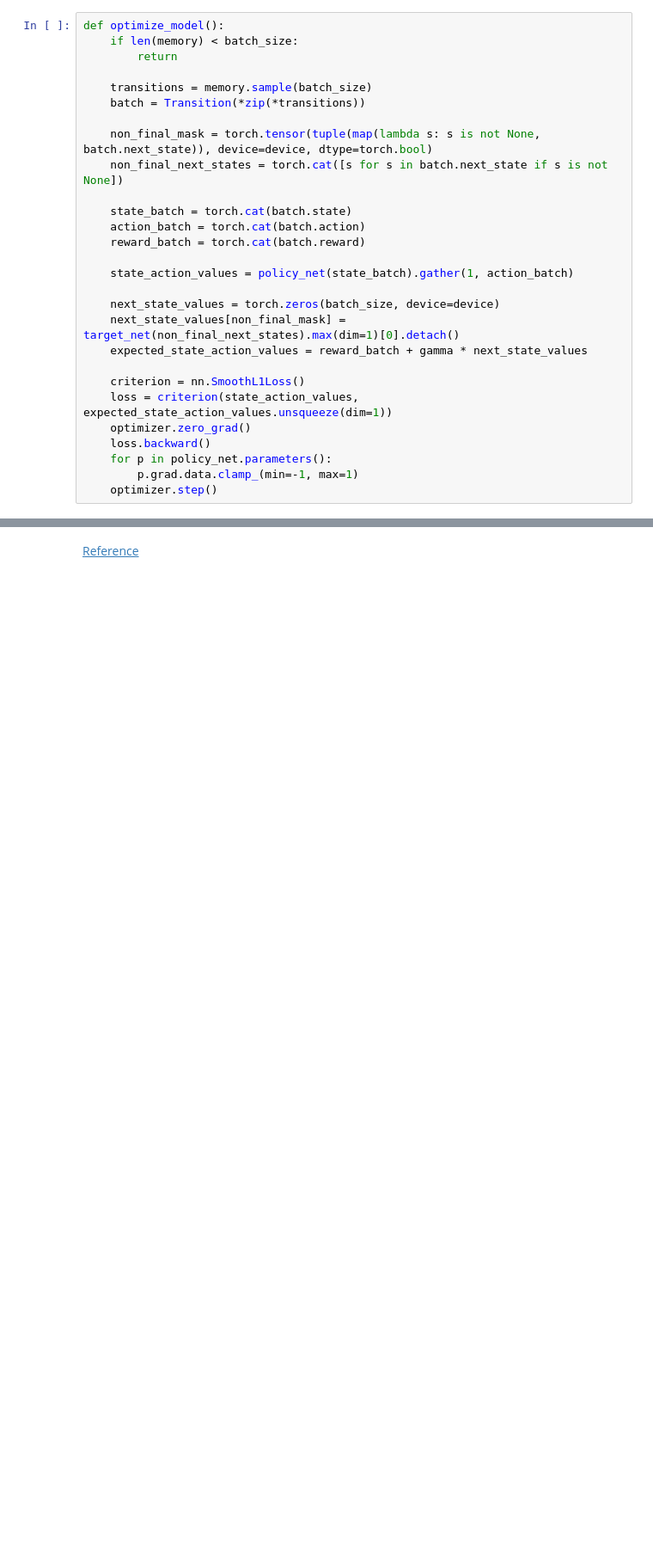
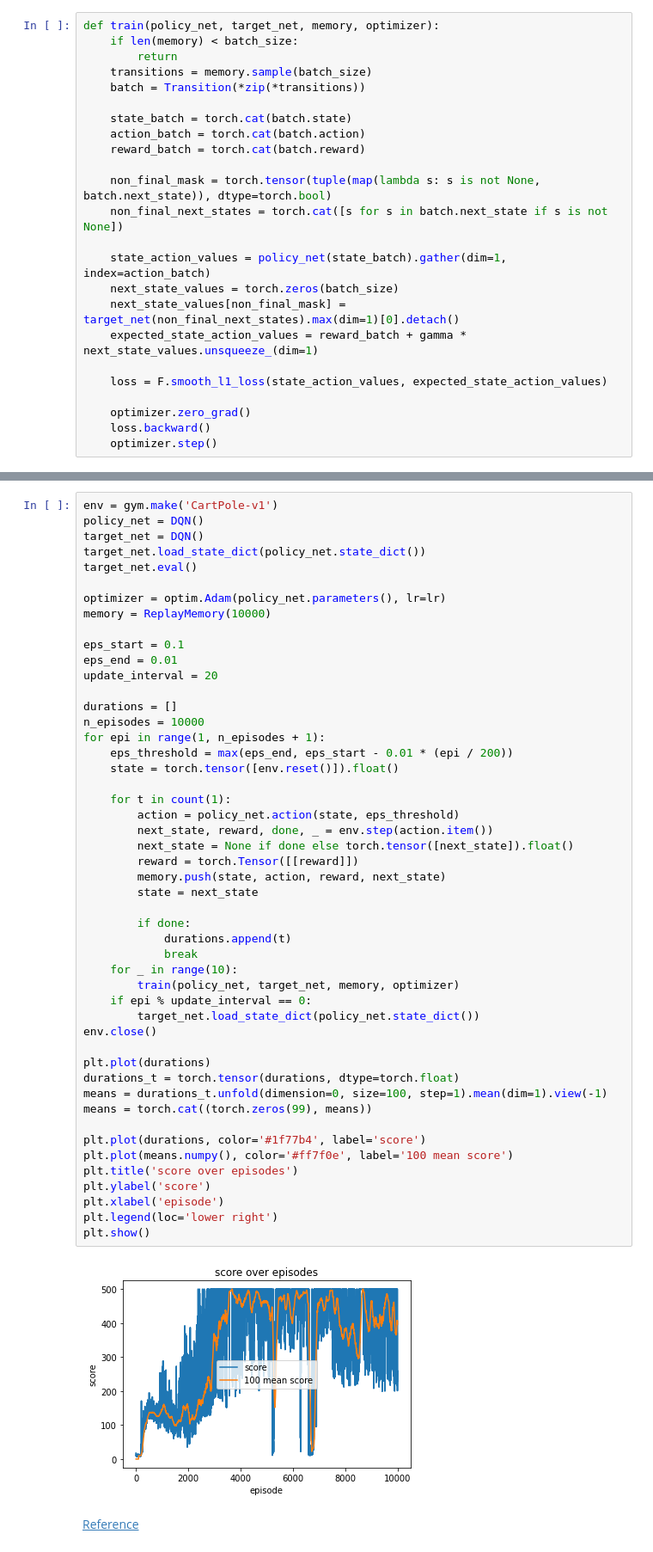
Before and after one commit to lexiconium/beginners_reinforcement_learning, a Jupyter notebook: CartPole_DQN.ipynb, the cells around one changed output, grey strips where cells are left out. Shown: that part at 86% size. Drawn from its saved outputs; the diff is of its cells as text; blank space fills up the shorter version.

Commit message:
Added OpenAI Gym CartPole DQN

```diff
--- a/CartPole_DQN.ipynb
+++ b/CartPole_DQN.ipynb
@@ -145,28 +52,24 @@ def plot_durations():
 # %%
-def optimize_model():
+def train(policy_net, target_net, memory, optimizer):
     if len(memory) < batch_size:
         return
-
     transitions = memory.sample(batch_size)
     batch = Transition(*zip(*transitions))
-
-    non_final_mask = torch.tensor(tuple(map(lambda s: s is not None, batch.next_state)), device=device, dtype=torch.bool)
-    non_final_next_states = torch.cat([s for s in batch.next_state if s is not None])
 
     state_batch = torch.cat(batch.state)
     action_batch = torch.cat(batch.action)
     reward_batch = torch.cat(batch.reward)
 
-    state_action_values = policy_net(state_batch).gather(1, action_batch)
+    non_final_mask = torch.tensor(tuple(map(lambda s: s is not None, batch.next_state)), dtype=torch.bool)
+    non_final_next_states = torch.cat([s for s in batch.next_state if s is not None])
 
-    next_state_values = torch.zeros(batch_size, device=device)
+    state_action_values = policy_net(state_batch).gather(dim=1, index=action_batch)
+    next_state_values = torch.zeros(batch_size)
     next_state_values[non_final_mask] = target_net(non_final_next_states).max(dim=1)[0].detach()
-    expected_state_action_values = reward_batch + gamma * next_state_values
+    expected_state_action_values = reward_batch + gamma * next_state_values.unsqueeze_(dim=1)
 
-    criterion = nn.SmoothL1Loss()
-    loss = criterion(state_action_values, expected_state_action_values.unsqueeze(dim=1))
+    loss = F.smooth_l1_loss(state_action_values, expected_state_action_values)
+
     optimizer.zero_grad()
     loss.backward()
-    for p in policy_net.parameters():
-        p.grad.data.clamp_(min=-1, max=1)
     optimizer.step()
@@ -201,2 +76,53 @@ env.close()
+# %%
+env = gym.make('CartPole-v1')
+policy_net = DQN()
+target_net = DQN()
+target_net.load_state_dict(policy_net.state_dict())
+target_net.eval()
+
+optimizer = optim.Adam(policy_net.parameters(), lr=lr)
+memory = ReplayMemory(10000)
+
+eps_start = 0.1
+eps_end = 0.01
+update_interval = 20
+
+durations = []
+n_episodes = 10000
+for epi in range(1, n_episodes + 1):
+    eps_threshold = max(eps_end, eps_start - 0.01 * (epi / 200))
+    state = torch.tensor([env.reset()]).float()
+
+    for t in count(1):
+        action = policy_net.action(state, eps_threshold)
+        next_state, reward, done, _ = env.step(action.item())
+        next_state = None if done else torch.tensor([next_state]).float()
+        reward = torch.Tensor([[reward]])
+        memory.push(state, action, reward, next_state)
+        state = next_state
+
+        if done:
+            durations.append(t)
+            break
+    for _ in range(10):
+        train(policy_net, target_net, memory, optimizer)
+    if epi % update_interval == 0:
+        target_net.load_state_dict(policy_net.state_dict())
+env.close()
+
+plt.plot(durations)
+durations_t = torch.tensor(durations, dtype=torch.float)
+means = durations_t.unfold(dimension=0, size=100, step=1).mean(dim=1).view(-1)
+means = torch.cat((torch.zeros(99), means))
+
+plt.plot(durations, color='#1f77b4', label='score')
+plt.plot(means.numpy(), color='#ff7f0e', label='100 mean score')
+plt.title('score over episodes')
+plt.ylabel('score')
+plt.xlabel('episode')
+plt.legend(loc='lower right')
+plt.show()
+# %% [output]
+[figure, added]
 # %% [markdown]
 [Reference](https://pytorch.org/tutorials/intermediate/reinforcement_q_learning.html)
```
Also changed, not shown: parts of 9 cells of this notebook.
